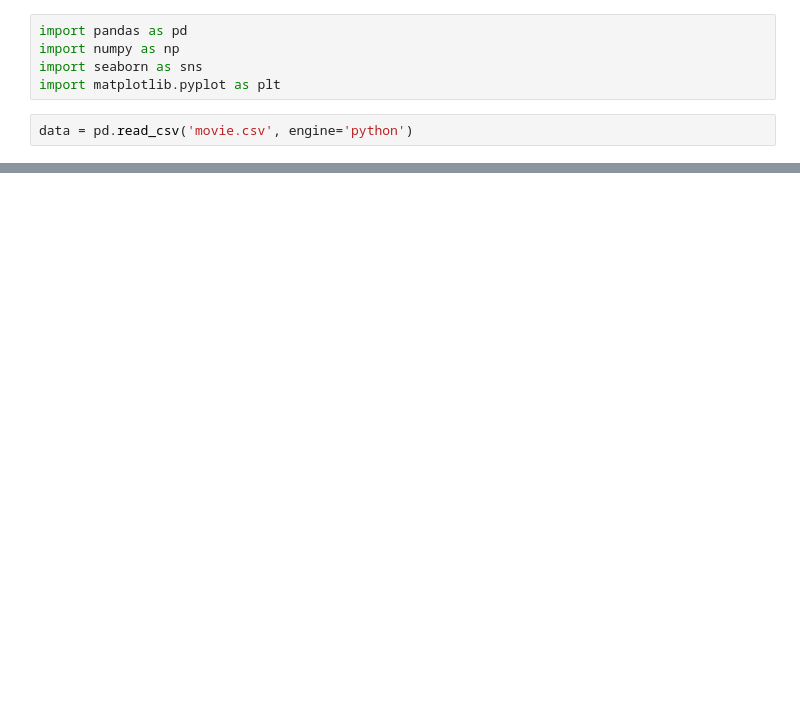
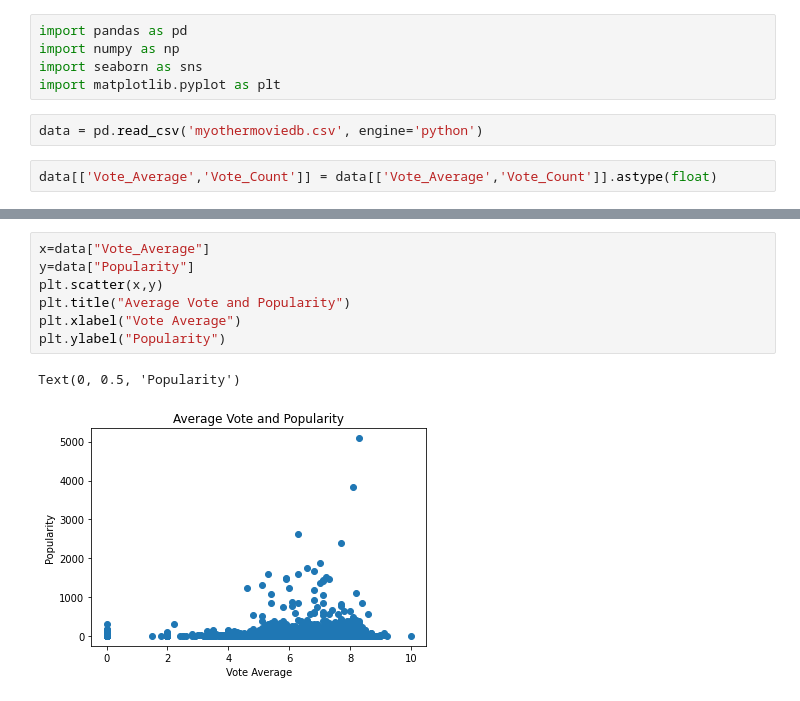
Before and after one commit to ModestGoblin/movie-analysis-, a Jupyter notebook: movie_analysis_.ipynb, the cells around one changed output, grey strips where cells are left out. Drawn from its saved outputs; the diff is of its cells as text; blank space fills up the shorter version.

```diff
--- a/movie_analysis_.ipynb
+++ b/movie_analysis_.ipynb
@@ -6,7 +6,9 @@ import numpy as np
 import seaborn as sns
 import matplotlib.pyplot as plt
 # %%
-data = pd.read_csv('movie.csv', engine='python')
+data = pd.read_csv('myothermoviedb.csv', engine='python')
+# %%
+data[['Vote_Average','Vote_Count']] = data[['Vote_Average','Vote_Count']].astype(float)
 # %%
 data.tail(11)
 # %% [output]
@@ -24,0 +39,10 @@ data.tail(11)
+# %%
+x=data["Vote_Average"]
+y=data["Popularity"]
+plt.scatter(x,y)
+plt.title("Average Vote and Popularity")
+plt.xlabel("Vote Average")
+plt.ylabel("Popularity")
+# %% [output]
+Text(0, 0.5, 'Popularity')
+[figure, added]
```
Also changed, not shown: parts of 3 cells of this notebook.
